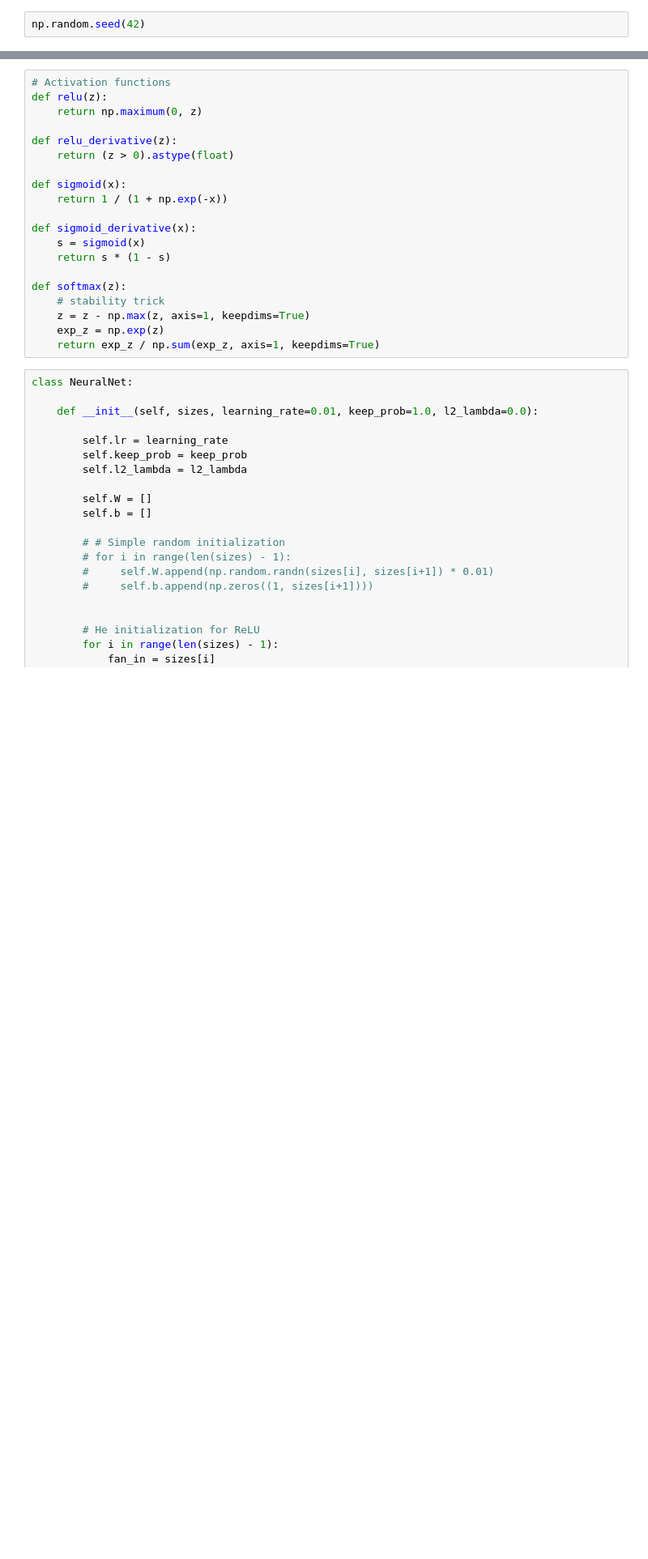
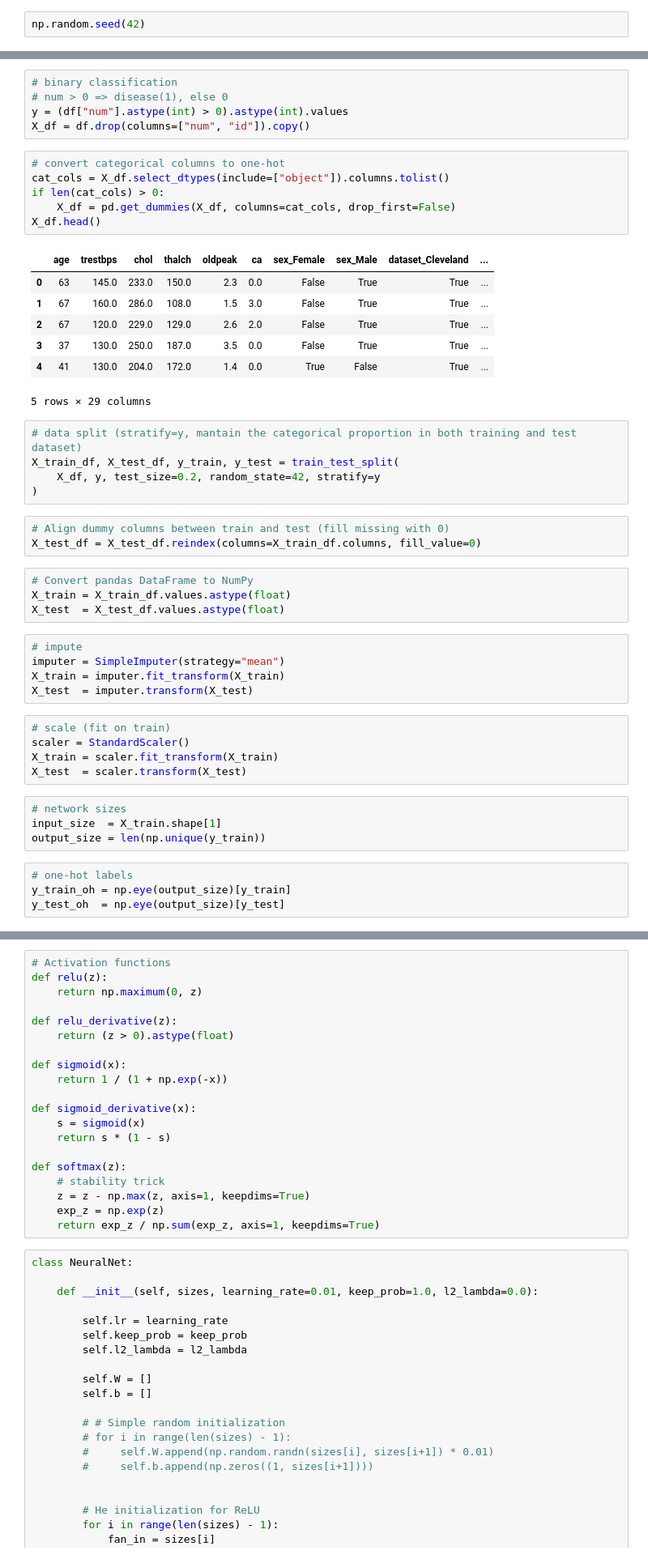
Before and after one commit to nasoskar/ProgrAndMaths, a Jupyter notebook: task1/test.ipynb, the cells around one changed output, grey strips where cells are left out. Shown: that part at 81% size. Drawn from its saved outputs; the diff is of its cells as text; blank space fills up the shorter version.

```diff
--- a/task1/test.ipynb
+++ b/task1/test.ipynb
@@ -41,0 +79,49 @@ y_test_oh  = np.eye(num_classes)[y_test]
+# %%
+# binary classification
+# num > 0 => disease(1), else 0
+y = (df["num"].astype(int) > 0).astype(int).values
+X_df = df.drop(columns=["num", "id"]).copy()
+# %%
+# convert categorical columns to one-hot
+cat_cols = X_df.select_dtypes(include=["object"]).columns.tolist()
+if len(cat_cols) > 0:
+    X_df = pd.get_dummies(X_df, columns=cat_cols, drop_first=False)
+X_df.head()
+# %% [output]
+|  | age | trestbps | chol | thalch | oldpeak | ca | sex_Female | sex_Male | dataset_Cleveland | ... |
+| 0 | 63 | 145.0 | 233.0 | 150.0 | 2.3 | 0.0 | False | True | True | ... |
+| 1 | 67 | 160.0 | 286.0 | 108.0 | 1.5 | 3.0 | False | True | True | ... |
+| 2 | 67 | 120.0 | 229.0 | 129.0 | 2.6 | 2.0 | False | True | True | ... |
+| 3 | 37 | 130.0 | 250.0 | 187.0 | 3.5 | 0.0 | False | True | True | ... |
+| 4 | 41 | 130.0 | 204.0 | 172.0 | 1.4 | 0.0 | True | False | True | ... |
+5 rows × 29 columns
+# %%
+# data split (stratify=y, mantain the categorical proportion in both training and test dataset)
+X_train_df, X_test_df, y_train, y_test = train_test_split(
+    X_df, y, test_size=0.2, random_state=42, stratify=y
+)
+# %%
+# Align dummy columns between train and test (fill missing with 0)
+X_test_df = X_test_df.reindex(columns=X_train_df.columns, fill_value=0)
+# %%
+# Convert pandas DataFrame to NumPy
+X_train = X_train_df.values.astype(float)
+X_test  = X_test_df.values.astype(float)
+# %%
+# impute
+imputer = SimpleImputer(strategy="mean")
+X_train = imputer.fit_transform(X_train)
+X_test  = imputer.transform(X_test)
+# %%
+# scale (fit on train)
+scaler = StandardScaler()
+X_train = scaler.fit_transform(X_train)
+X_test  = scaler.transform(X_test)
+# %%
+# network sizes
+input_size  = X_train.shape[1]
+output_size = len(np.unique(y_train))
+# %%
+# one-hot labels
+y_train_oh = np.eye(output_size)[y_train]
+y_test_oh  = np.eye(output_size)[y_test]
```
Also changed, not shown: parts of 15 cells of this notebook, 1 other file.
